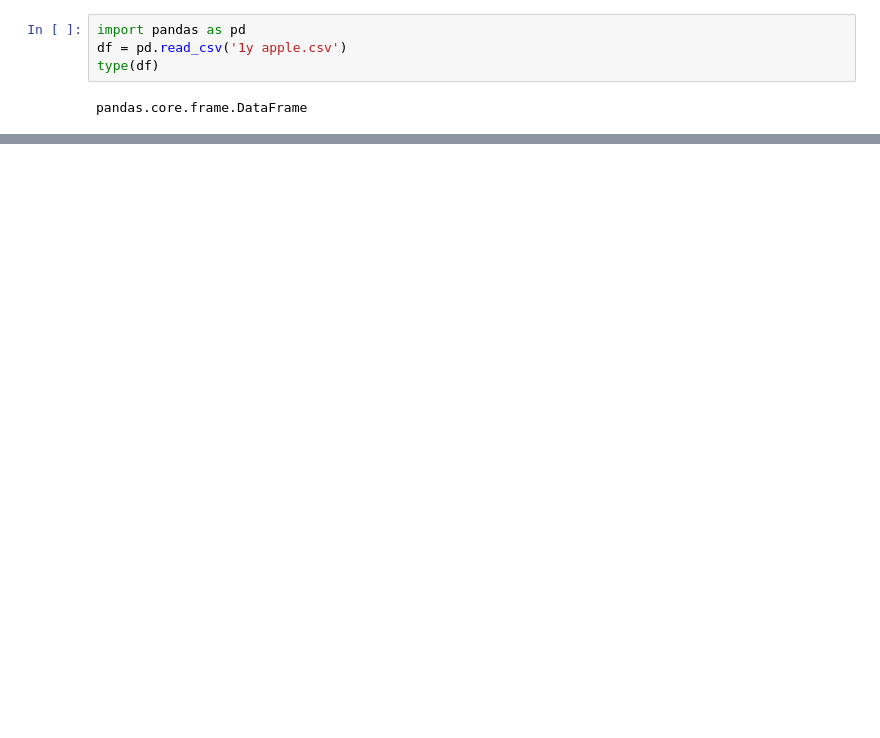
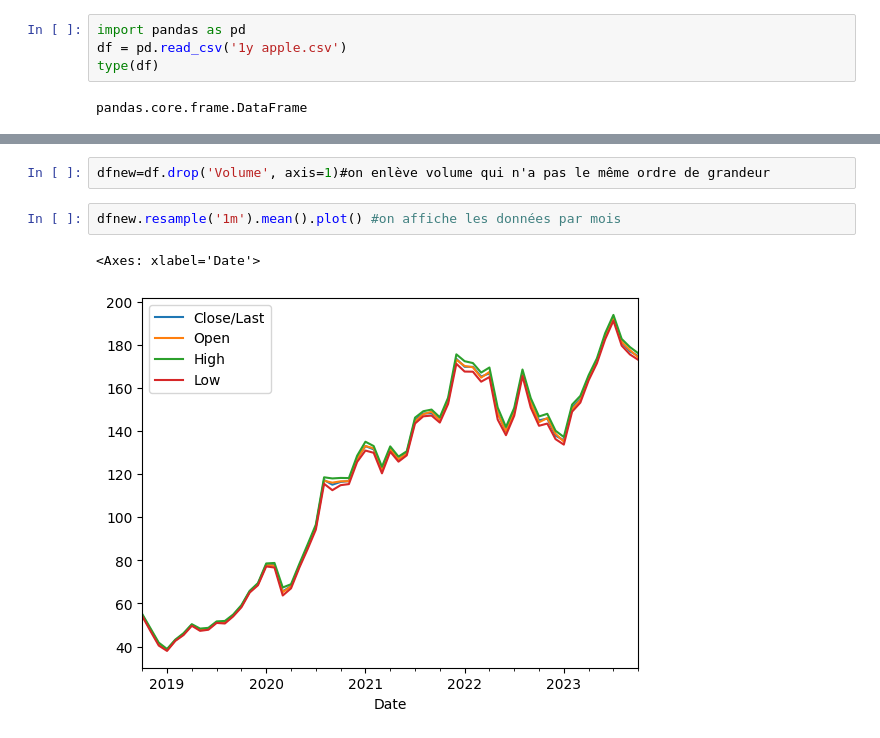
Before and after one commit to guillaume-set/pe-hackathon, a Jupyter notebook: Guillaume.ipynb, the cells around one changed output, grey strips where cells are left out. Cells and saved outputs as stored; diff of their text form; blank space fills up the shorter version.

```diff
--- a/Guillaume.ipynb
+++ b/Guillaume.ipynb
@@ -54,0 +43,7 @@ df.set_index('Date').resample('M').sum()
+# %%
+dfnew=df.drop('Volume', axis=1)#on enlève volume qui n'a pas le même ordre de grandeur
+# %%
+dfnew.resample('1m').mean().plot() #on affiche les données par mois
+# %% [output]
+<Axes: xlabel='Date'>
+[figure, added]
```
Also changed, not shown: parts of 17 cells of this notebook.
